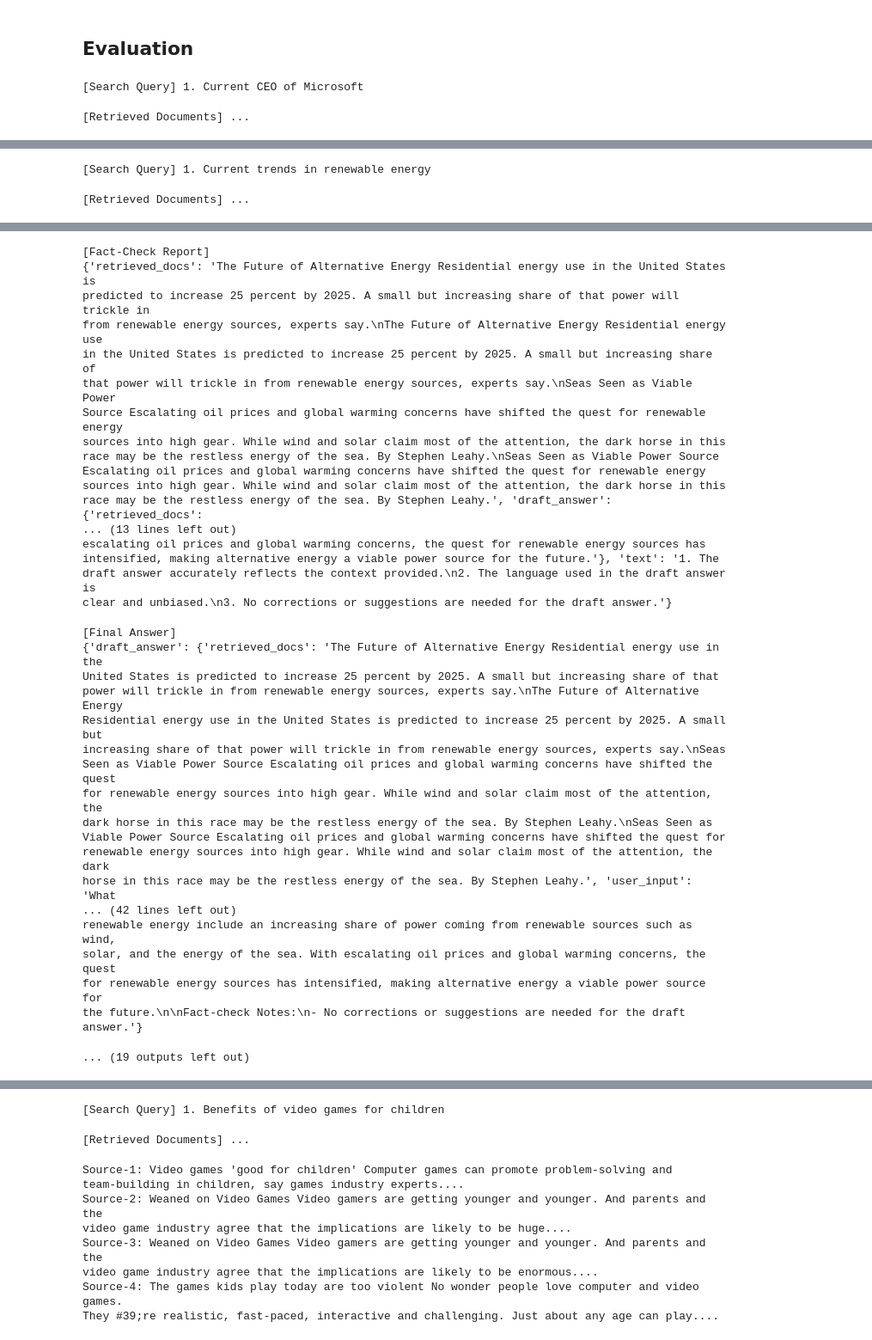
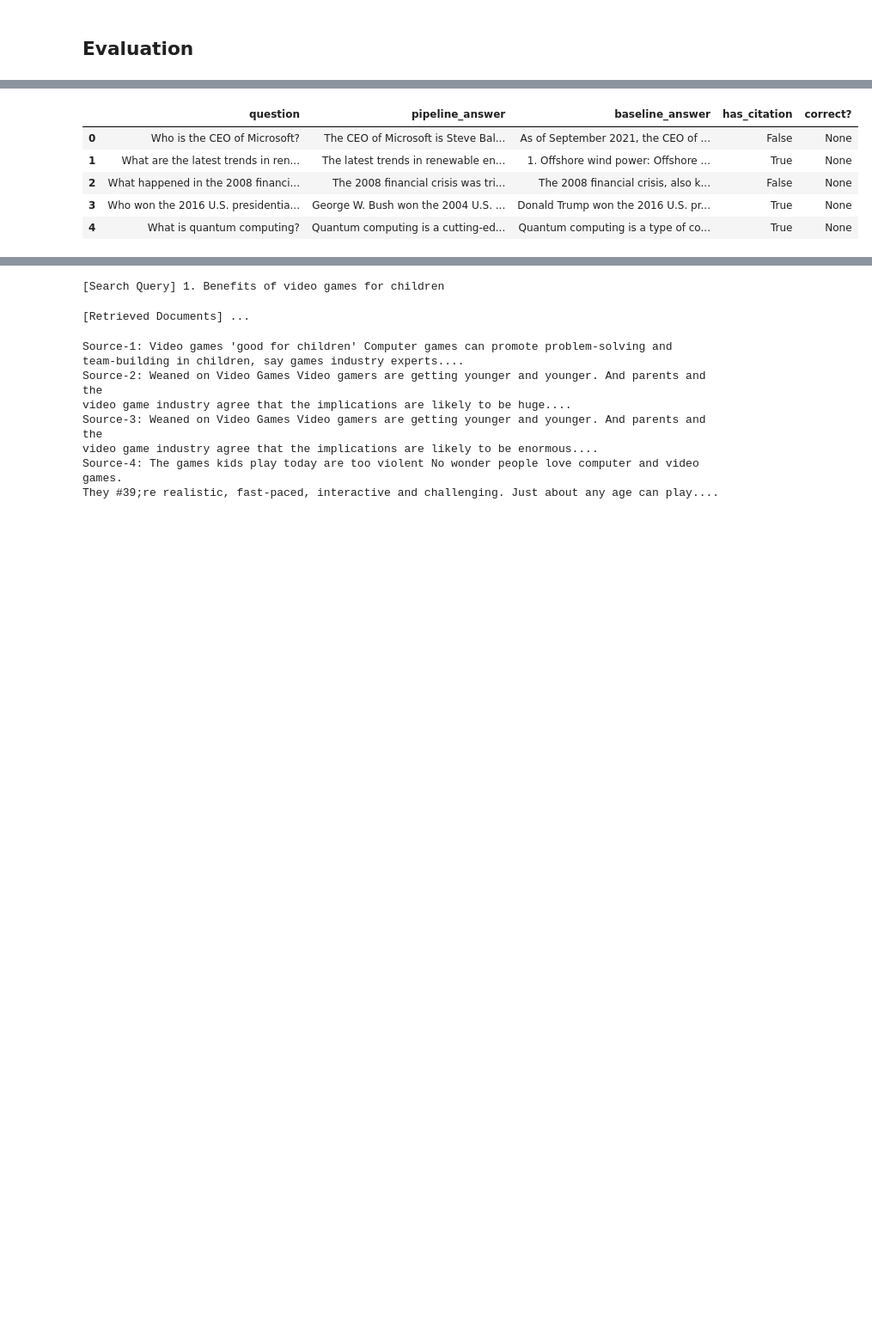
Before and after one commit to Samanaan/Lang_Chain_News_Project, a Jupyter notebook: News_query_project.ipynb, the cells around one changed output, grey strips where cells are left out. Shown at 86% size. Saved outputs shown, nothing was run; the diff lists cells and outputs as text; code cells hidden in the pictures; blank space fills up the shorter version.

Commit message:
Updated pipeline with evaluation.

```diff
--- a/News_query_project.ipynb
+++ b/News_query_project.ipynb
@@ -265,10 +266,11 @@ def get_final_answer(user_input: str):
 # %% [markdown]
 ## Evaluation
 # %%
-# Example evaluation of pipeline vs baseline
+import pandas as pd
 
-# Optionally, you can also set the display width to avoid line wrapping for wide tables
-pd.set_option('display.width', 1000)
+# Make DataFrame display easier to read
+pd.set_option("display.width", 1500)
+pd.set_option("display.max_colwidth", None)
 
 sample_questions = [
     "Who is the CEO of Microsoft?",
@@ -287,12 +289,10 @@ for q in sample_questions:
     results.append({
         "question": q,
         "pipeline_answer": pipeline_ans,
-        "baseline_answer": baseline_ans
+        "baseline_answer": baseline_ans,
+        "has_citation": "(Source-" in pipeline_ans
     })
 
-import pandas as pd
 df = pd.DataFrame(results)
 df
 # %% [output]
-[Search Query] 1. Current CEO of Microsoft
-[Retrieved Documents] ...
@@ -357,2 +298,0 @@ context.'}
-[Search Query] 1. Current trends in renewable energy
-[Retrieved Documents] ...
@@ -387,35 +299,6 @@ intensified, making alternative energy a viable power source for the future.'}
-[Fact-Check Report]
-{'retrieved_docs': 'The Future of Alternative Energy Residential energy use in the United States is
-predicted to increase 25 percent by 2025. A small but increasing share of that power will trickle in
-from renewable energy sources, experts say.\nThe Future of Alternative Energy Residential energy use
-in the United States is predicted to increase 25 percent by 2025. A small but increasing share of
-that power will trickle in from renewable energy sources, experts say.\nSeas Seen as Viable Power
-Source Escalating oil prices and global warming concerns have shifted the quest for renewable energy
-sources into high gear. While wind and solar claim most of the attention, the dark horse in this
-race may be the restless energy of the sea. By Stephen Leahy.\nSeas Seen as Viable Power Source
-Escalating oil prices and global warming concerns have shifted the quest for renewable energy
-sources into high gear. While wind and solar claim most of the attention, the dark horse in this
-race may be the restless energy of the sea. By Stephen Leahy.', 'draft_answer': {'retrieved_docs':
-... (13 lines left out)
-escalating oil prices and global warming concerns, the quest for renewable energy sources has
-intensified, making alternative energy a viable power source for the future.'}, 'text': '1. The
-draft answer accurately reflects the context provided.\n2. The language used in the draft answer is
-clear and unbiased.\n3. No corrections or suggestions are needed for the draft answer.'}
-[Final Answer]
-{'draft_answer': {'retrieved_docs': 'The Future of Alternative Energy Residential energy use in the
-United States is predicted to increase 25 percent by 2025. A small but increasing share of that
-power will trickle in from renewable energy sources, experts say.\nThe Future of Alternative Energy
-Residential energy use in the United States is predicted to increase 25 percent by 2025. A small but
-increasing share of that power will trickle in from renewable energy sources, experts say.\nSeas
-Seen as Viable Power Source Escalating oil prices and global warming concerns have shifted the quest
-for renewable energy sources into high gear. While wind and solar claim most of the attention, the
-dark horse in this race may be the restless energy of the sea. By Stephen Leahy.\nSeas Seen as
-Viable Power Source Escalating oil prices and global warming concerns have shifted the quest for
-renewable energy sources into high gear. While wind and solar claim most of the attention, the dark
-horse in this race may be the restless energy of the sea. By Stephen Leahy.', 'user_input': 'What
-... (42 lines left out)
-renewable energy include an increasing share of power coming from renewable sources such as wind,
-solar, and the energy of the sea. With escalating oil prices and global warming concerns, the quest
-for renewable energy sources has intensified, making alternative energy a viable power source for
-the future.\n\nFact-check Notes:\n- No corrections or suggestions are needed for the draft answer.'}
-... (19 outputs left out)
+|  | question | pipeline_answer | baseline_answer | has_citation | correct? |
+| 0 | Who is the CEO of Microsoft? | The CEO of Microsoft is Steve Bal... | As of September 2021, the CEO of ... | False | None |
+| 1 | What are the latest trends in ren... | The latest trends in renewable en... | 1. Offshore wind power: Offshore ... | True | None |
+| 2 | What happened in the 2008 financi... | The 2008 financial crisis was tri... | The 2008 financial crisis, also k... | False | None |
+| 3 | Who won the 2016 U.S. presidentia... | George W. Bush won the 2004 U.S. ... | Donald Trump won the 2016 U.S. pr... | True | None |
+| 4 | What is quantum computing? | Quantum computing is a cutting-ed... | Quantum computing is a type of co... | True | None |
```
Also changed, not shown: parts of 18 cells of this notebook.
